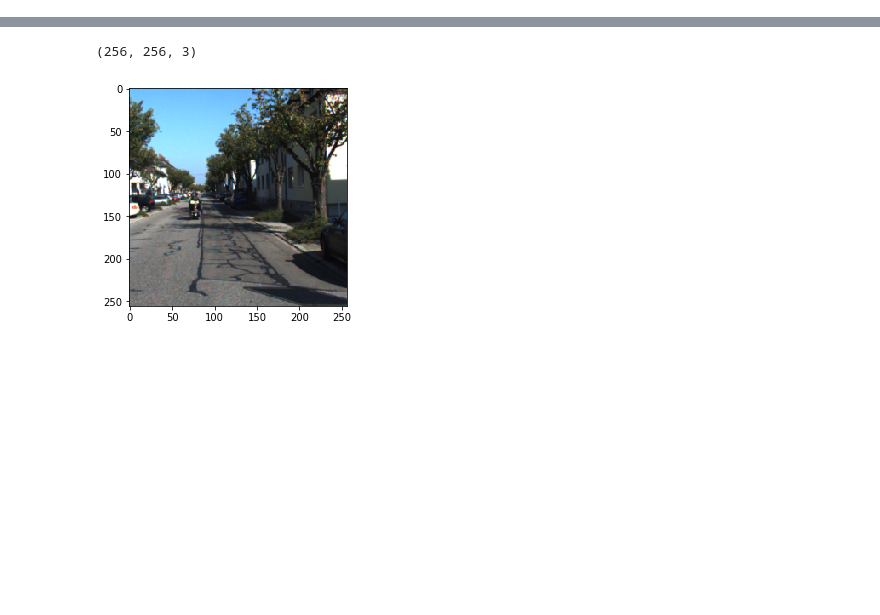
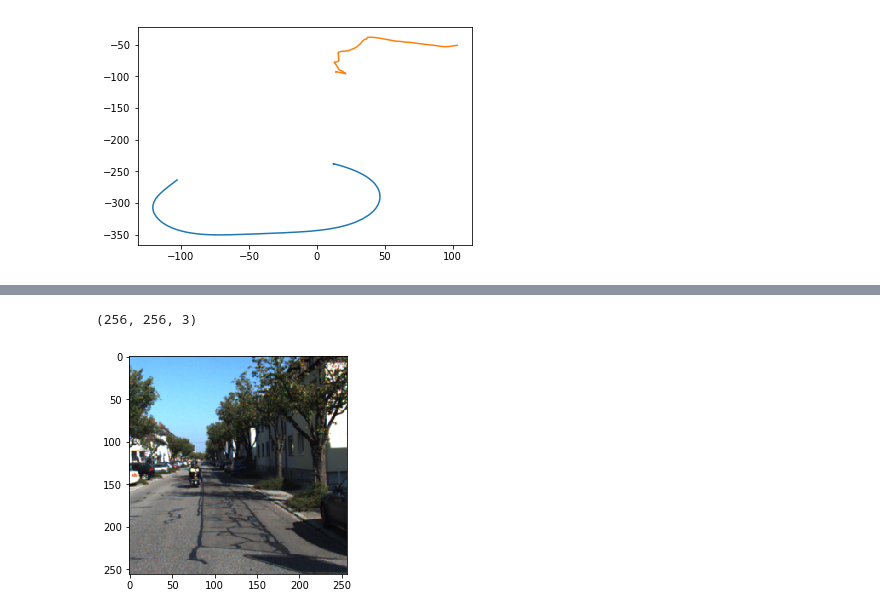
Before and after one commit to ksu-mechatronics-research/deep-visual-odometry, a Jupyter notebook: python/snippets/test.ipynb, the cells around one changed output, grey strips where cells are left out. Saved outputs shown, nothing was run; the diff lists cells and outputs as text; code cells hidden in the pictures; blank space fills up the shorter version.

```diff
--- a/python/snippets/test.ipynb
+++ b/python/snippets/test.ipynb
@@ -15,0 +51,5 @@ directory = "/home/sexy/Documents/dataset/sequences/00/image_2/000001.png"
+# %%
+plt.plot(plot_data[908:908+220,0], plot_data[908:908+220,1], plot_data[908:908+220,2], plot_data[908:908+220,3])
+plt.show()
+# %% [output]
+[figure, added]
```
Also changed, not shown: parts of 14 cells of this notebook, 8 other files.
